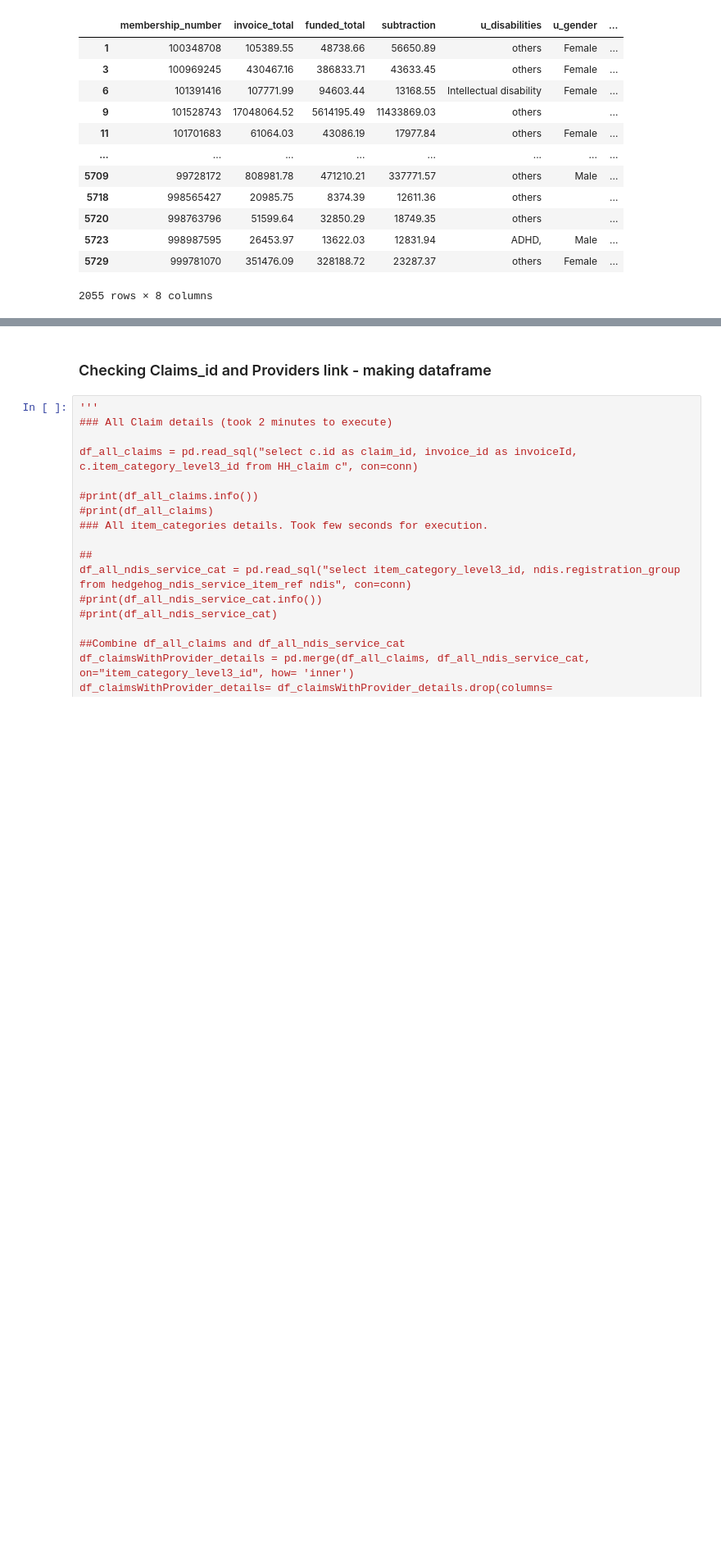
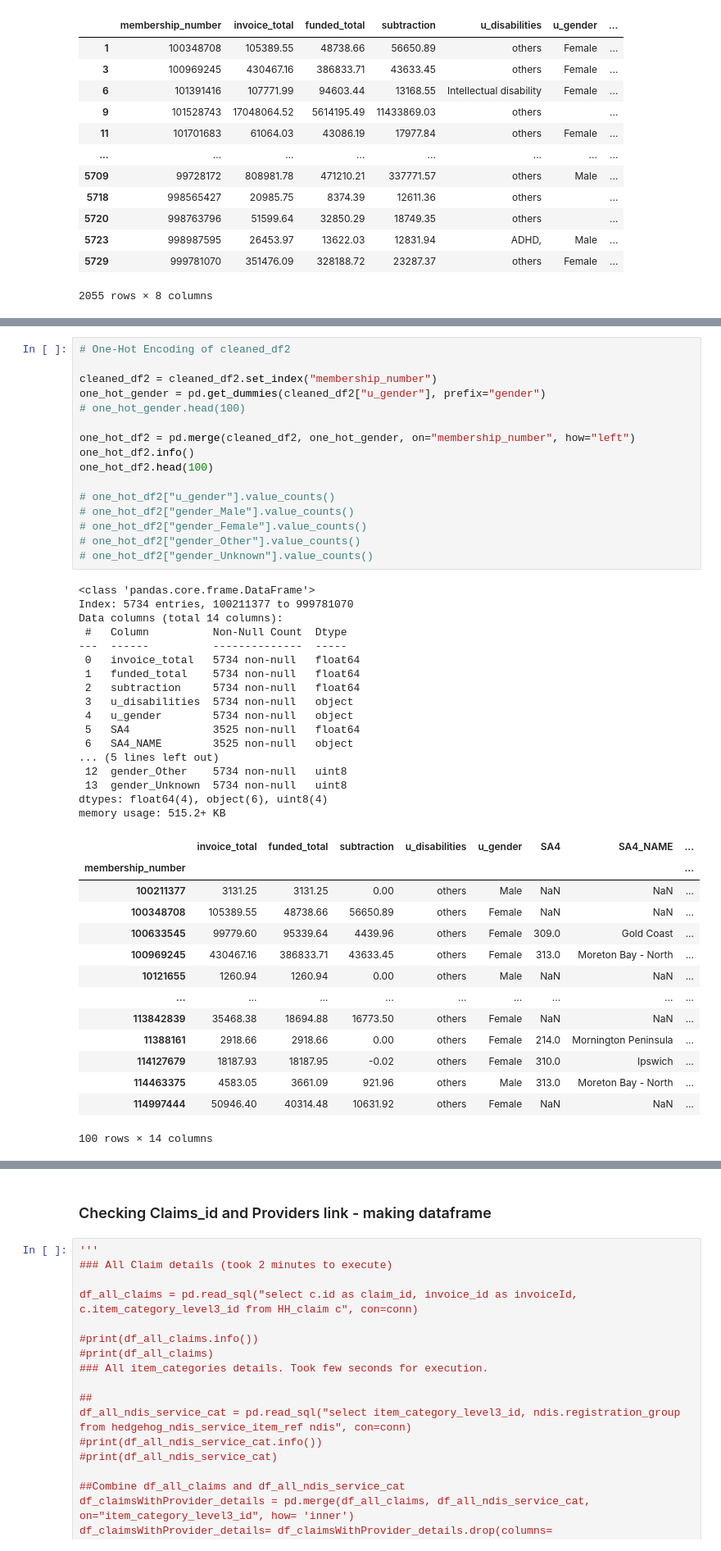
Before and after one commit to TheConMiz/ifn711_leap_in, a Jupyter notebook: LeapIn_Budget_Utilisation.ipynb, the cells around one changed output, grey strips where cells are left out. Shown at 82% size. Cells and saved outputs as stored; diff of their text form; blank space fills up the shorter version.

Commit message:
One-Hot Encoded Gender

```diff
--- a/LeapIn_Budget_Utilisation.ipynb
+++ b/LeapIn_Budget_Utilisation.ipynb
@@ -441,3 +529,51 @@ sub_1
+# %%
+# One-Hot Encoding of cleaned_df2
+
+cleaned_df2 = cleaned_df2.set_index("membership_number")
+one_hot_gender = pd.get_dummies(cleaned_df2["u_gender"], prefix="gender")
+# one_hot_gender.head(100)
+
+one_hot_df2 = pd.merge(cleaned_df2, one_hot_gender, on="membership_number", how="left")
+one_hot_df2.info()
+one_hot_df2.head(100)
+
+# one_hot_df2["u_gender"].value_counts()
+# one_hot_df2["gender_Male"].value_counts()
+# one_hot_df2["gender_Female"].value_counts()
+# one_hot_df2["gender_Other"].value_counts()
+# one_hot_df2["gender_Unknown"].value_counts()
+# %% [output]
+<class 'pandas.core.frame.DataFrame'>
+Index: 5734 entries, 100211377 to 999781070
+Data columns (total 14 columns):
+ #   Column          Non-Null Count  Dtype
+---  ------          --------------  -----
+ 0   invoice_total   5734 non-null   float64
+ 1   funded_total    5734 non-null   float64
+ 2   subtraction     5734 non-null   float64
+ 3   u_disabilities  5734 non-null   object
+ 4   u_gender        5734 non-null   object
+ 5   SA4             3525 non-null   float64
+ 6   SA4_NAME        3525 non-null   object
+... (5 lines left out)
+ 12  gender_Other    5734 non-null   uint8
+ 13  gender_Unknown  5734 non-null   uint8
+dtypes: float64(4), object(6), uint8(4)
+memory usage: 515.2+ KB
+|  | invoice_total | funded_total | subtraction | u_disabilities | u_gender | SA4 | SA4_NAME | ... |
+| membership_number |  |  |  |  |  |  |  | ... |
+| 100211377 | 3131.25 | 3131.25 | 0.00 | others | Male | NaN | NaN | ... |
+| 100348708 | 105389.55 | 48738.66 | 56650.89 | others | Female | NaN | NaN | ... |
+| 100633545 | 99779.60 | 95339.64 | 4439.96 | others | Female | 309.0 | Gold Coast | ... |
+| 100969245 | 430467.16 | 386833.71 | 43633.45 | others | Female | 313.0 | Moreton Bay - North | ... |
+| 10121655 | 1260.94 | 1260.94 | 0.00 | others | Male | NaN | NaN | ... |
+| ... | ... | ... | ... | ... | ... | ... | ... | ... |
+| 113842839 | 35468.38 | 18694.88 | 16773.50 | others | Female | NaN | NaN | ... |
+| 11388161 | 2918.66 | 2918.66 | 0.00 | others | Female | 214.0 | Mornington Peninsula | ... |
+| 114127679 | 18187.93 | 18187.95 | -0.02 | others | Female | 310.0 | Ipswich | ... |
+| 114463375 | 4583.05 | 3661.09 | 921.96 | others | Male | 313.0 | Moreton Bay - North | ... |
+| 114997444 | 50946.40 | 40314.48 | 10631.92 | others | Female | NaN | NaN | ... |
+100 rows × 14 columns
 # %%
 df_plan = pd.read_sql("select p.plan_key, p.member_key, p.status, p.start_date, p.end_date, pb.item_category_level2_key, pb.allocation, pb.remaining from HH_plan p join HH_plan_budget pb on p.plan_key = pb.plan_key", con=conn)
 
```
Also changed, not shown: parts of 8 cells of this notebook.
